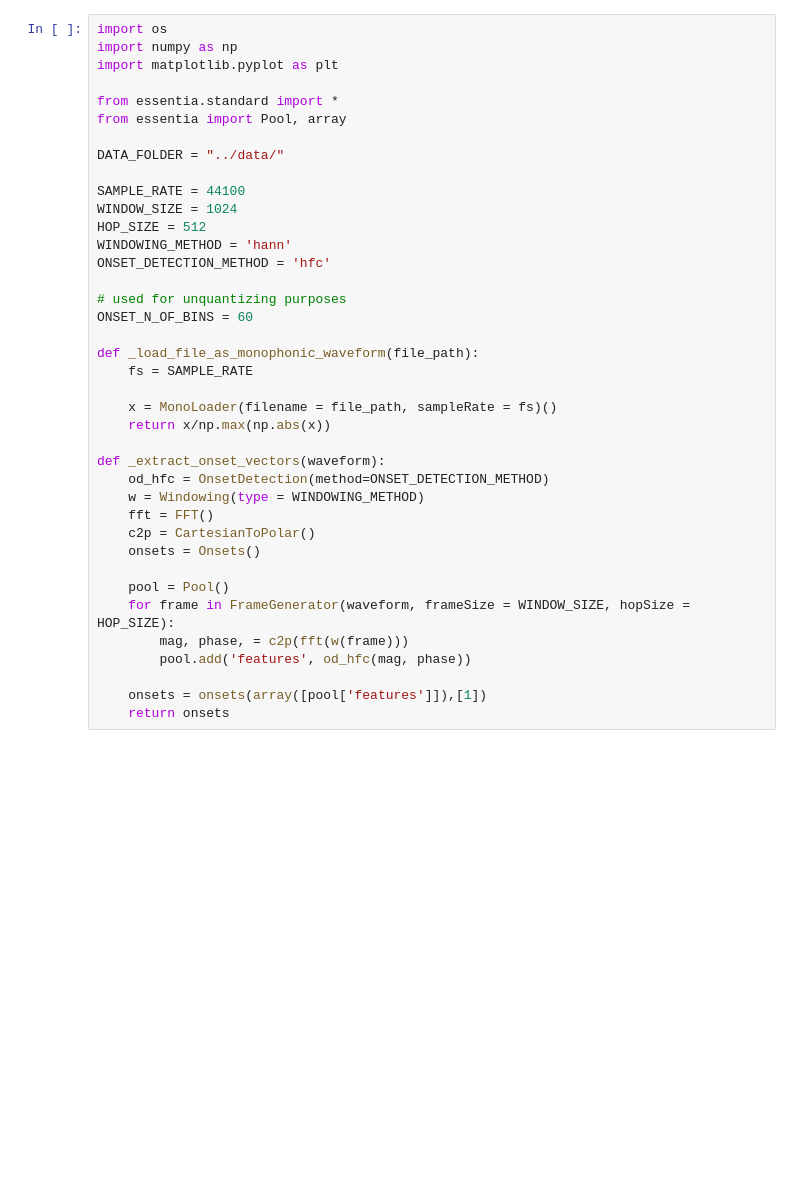
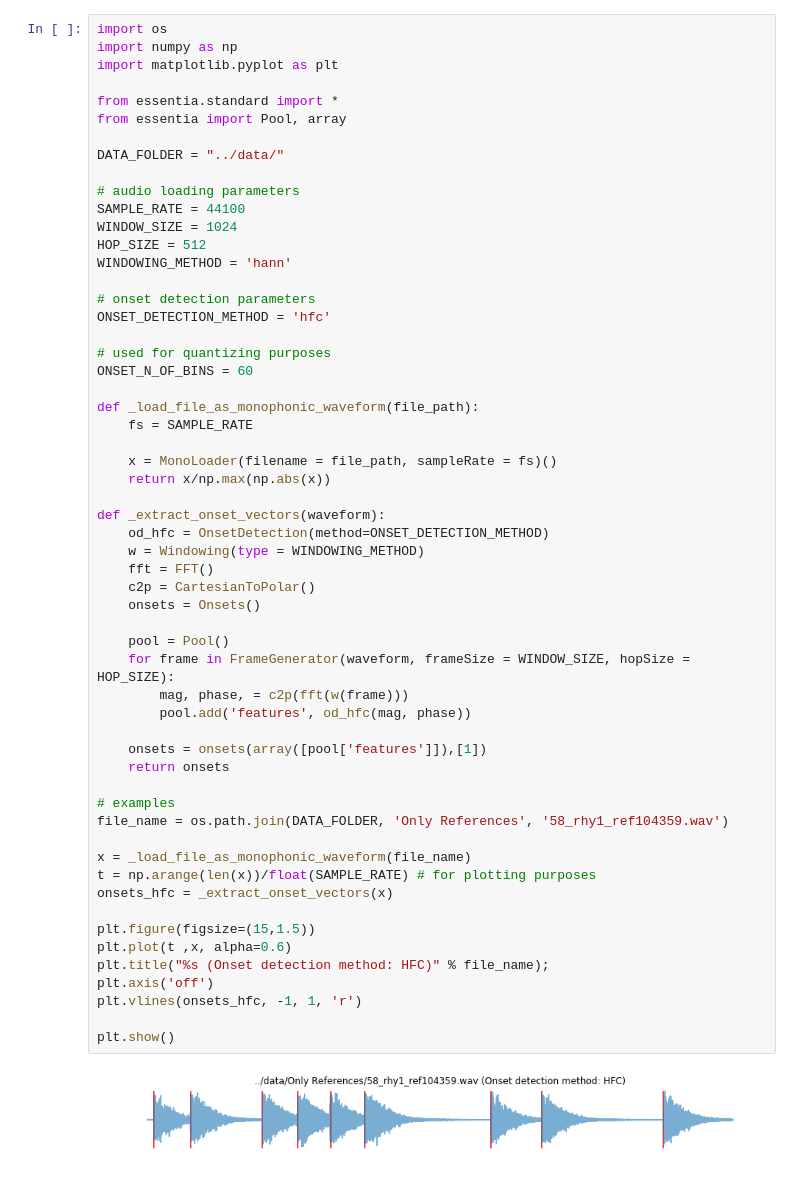
Before and after one commit to MTG/mast-rhythm-analysis, a Jupyter notebook: notebooks/PreProcessDataFromMASTDataset.ipynb, the cells around one changed output. Drawn from its saved outputs; the diff is of its cells as text; blank space fills up the shorter version.

```diff
--- a/notebooks/PreProcessDataFromMASTDataset.ipynb
+++ b/notebooks/PreProcessDataFromMASTDataset.ipynb
@@ -16,32 +16,52 @@ from essentia import Pool, array
 
 DATA_FOLDER = "../data/"
 
+# audio loading parameters
 SAMPLE_RATE = 44100
 WINDOW_SIZE = 1024
 HOP_SIZE = 512
 WINDOWING_METHOD = 'hann'
+
+# onset detection parameters
 ONSET_DETECTION_METHOD = 'hfc'
 
-# used for unquantizing purposes
+# used for quantizing purposes
 ONSET_N_OF_BINS = 60
 
 def _load_file_as_monophonic_waveform(file_path):
     fs = SAMPLE_RATE
 
     x = MonoLoader(filename = file_path, sampleRate = fs)()
     return x/np.max(np.abs(x))
 
 def _extract_onset_vectors(waveform):
     od_hfc = OnsetDetection(method=ONSET_DETECTION_METHOD)
     w = Windowing(type = WINDOWING_METHOD)
     fft = FFT()
     c2p = CartesianToPolar()
     onsets = Onsets()
 
     pool = Pool()
     for frame in FrameGenerator(waveform, frameSize = WINDOW_SIZE, hopSize = HOP_SIZE):
         mag, phase, = c2p(fft(w(frame)))
         pool.add('features', od_hfc(mag, phase))
 
     onsets = onsets(array([pool['features']]),[1])
     return onsets
+
+# examples
+file_name = os.path.join(DATA_FOLDER, 'Only References', '58_rhy1_ref104359.wav')
+
+x = _load_file_as_monophonic_waveform(file_name)
+t = np.arange(len(x))/float(SAMPLE_RATE) # for plotting purposes
+onsets_hfc = _extract_onset_vectors(x)
+
+plt.figure(figsize=(15,1.5))
+plt.plot(t ,x, alpha=0.6)
+plt.title("%s (Onset detection method: HFC)" % file_name);
+plt.axis('off')
+plt.vlines(onsets_hfc, -1, 1, 'r')
+
+plt.show()
+# %% [output]
+[figure, added]
```
Also changed, not shown: parts of 9 cells of this notebook, 4 other files.
